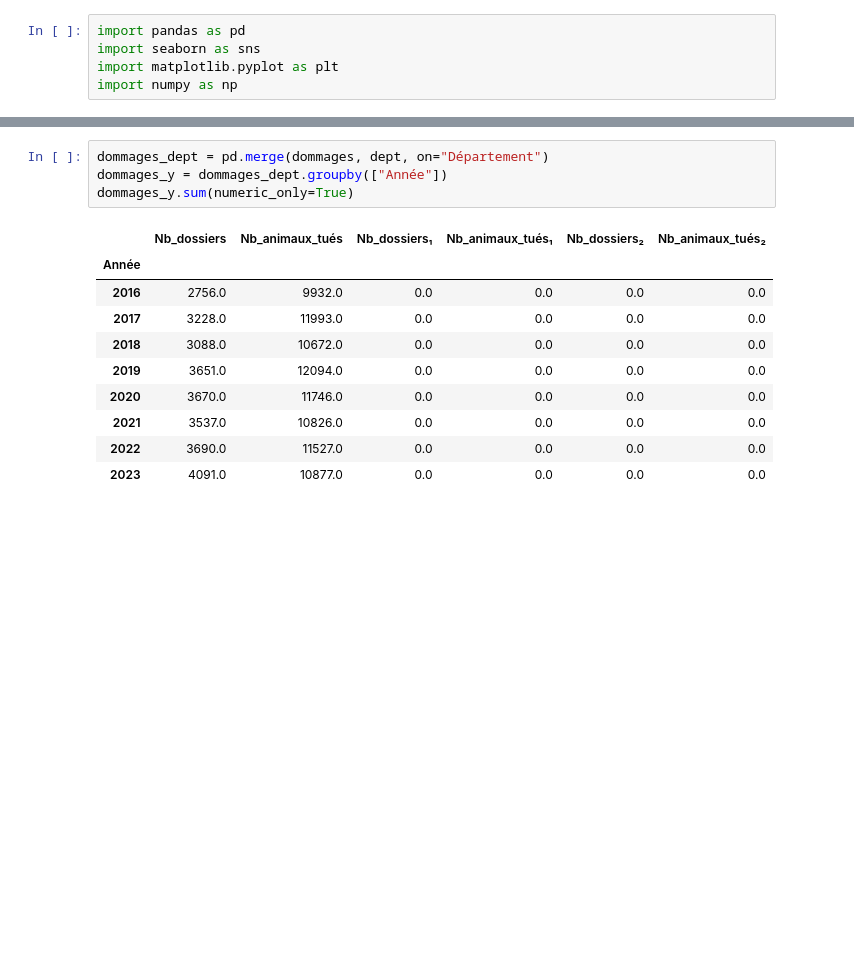
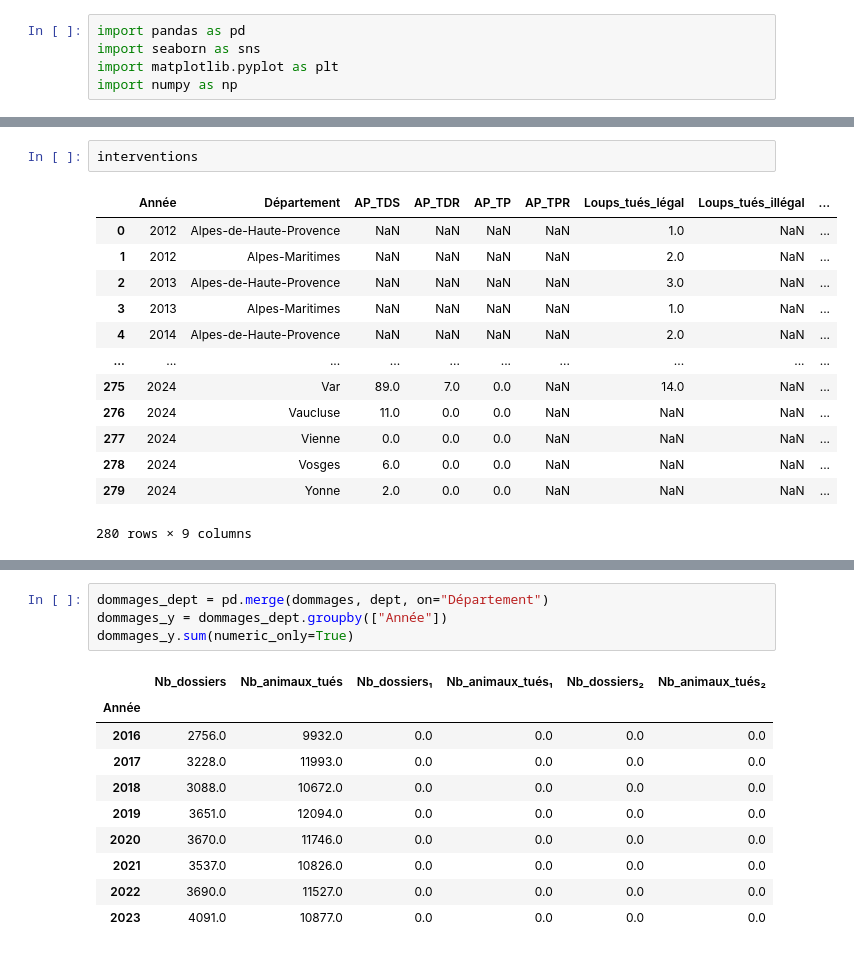
Before and after one commit to dthonon/pna_loup_suivi, a Jupyter notebook: notebook/Analyse_mortalité_loup.ipynb, the cells around one changed output, grey strips where cells are left out. Saved outputs shown, nothing was run; the diff lists cells and outputs as text; blank space fills up the shorter version.

```diff
--- a/notebook/Analyse_mortalité_loup.ipynb
+++ b/notebook/Analyse_mortalité_loup.ipynb
@@ -59,3 +59,19 @@ donnees_pna
+# %%
+interventions
+# %% [output]
+|  | Année | Département | AP_TDS | AP_TDR | AP_TP | AP_TPR | Loups_tués_légal | Loups_tués_illégal | ... |
+| 0 | 2012 | Alpes-de-Haute-Provence | NaN | NaN | NaN | NaN | 1.0 | NaN | ... |
+| 1 | 2012 | Alpes-Maritimes | NaN | NaN | NaN | NaN | 2.0 | NaN | ... |
+| 2 | 2013 | Alpes-de-Haute-Provence | NaN | NaN | NaN | NaN | 3.0 | NaN | ... |
+| 3 | 2013 | Alpes-Maritimes | NaN | NaN | NaN | NaN | 1.0 | NaN | ... |
+| 4 | 2014 | Alpes-de-Haute-Provence | NaN | NaN | NaN | NaN | 2.0 | NaN | ... |
+| ... | ... | ... | ... | ... | ... | ... | ... | ... | ... |
+| 275 | 2024 | Var | 89.0 | 7.0 | 0.0 | NaN | 14.0 | NaN | ... |
+| 276 | 2024 | Vaucluse | 11.0 | 0.0 | 0.0 | NaN | NaN | NaN | ... |
+| 277 | 2024 | Vienne | 0.0 | 0.0 | 0.0 | NaN | NaN | NaN | ... |
+| 278 | 2024 | Vosges | 6.0 | 0.0 | 0.0 | NaN | NaN | NaN | ... |
+| 279 | 2024 | Yonne | 2.0 | 0.0 | 0.0 | NaN | NaN | NaN | ... |
+280 rows × 9 columns
 # %%
 interventions_dept = pd.merge(interventions, dept, on="Département")
 interventions_y = interventions_dept.groupby(["Année"])
```
Also changed, not shown: parts of 2 cells of this notebook, 1 other file.
